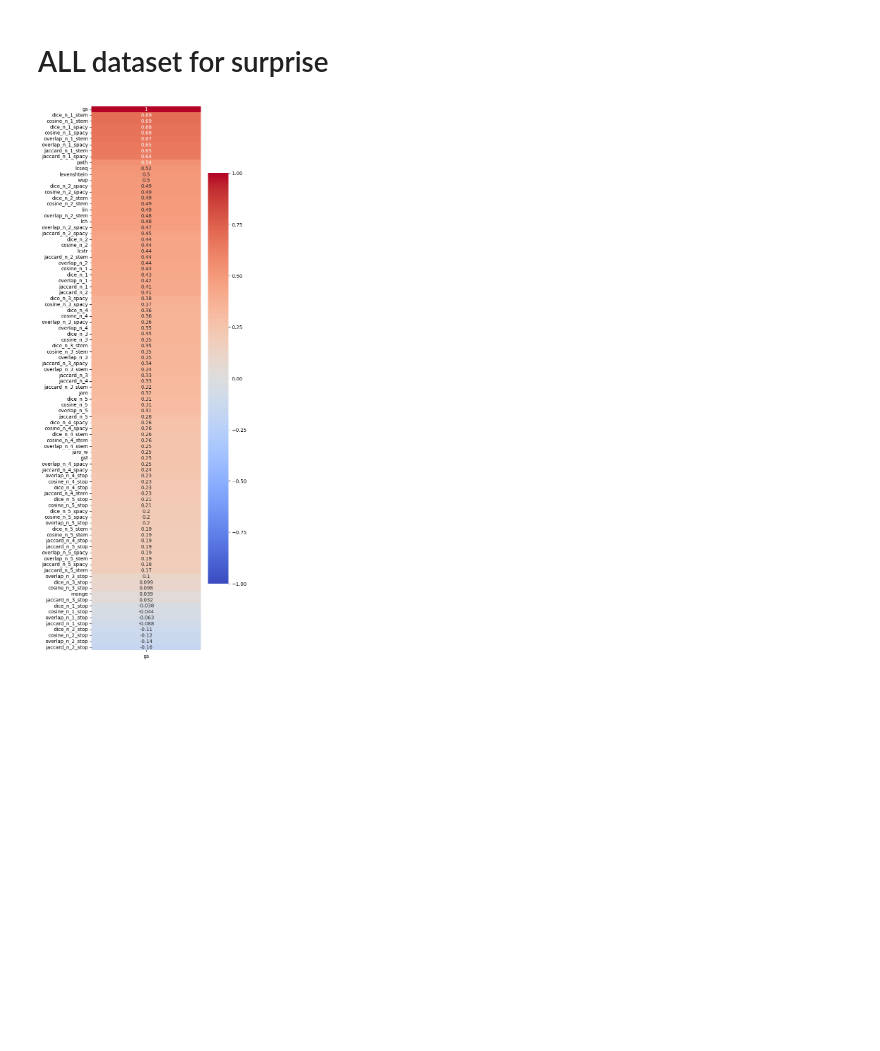
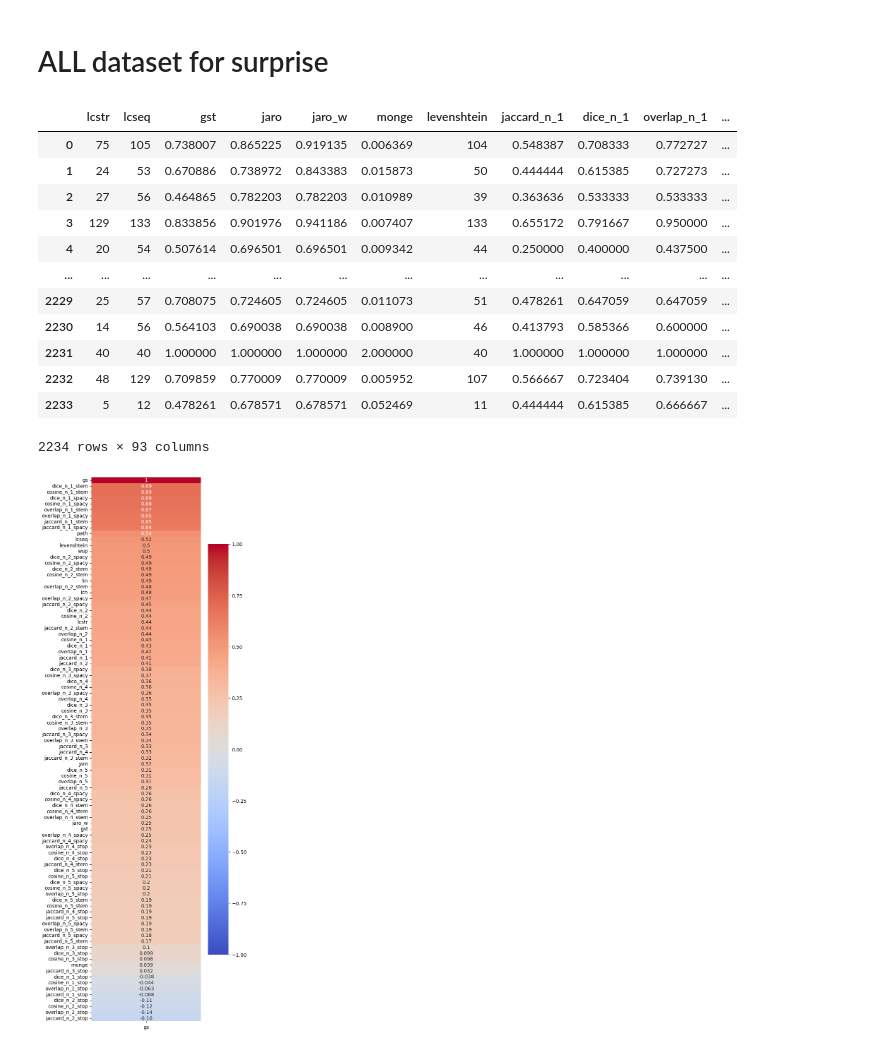
Before and after one commit to BecTome/NLP_SemanticTextualSimilarity, a Jupyter notebook: experiments/0_7736_Model_from_extracted_feats.ipynb, the cells around one changed output. Saved outputs shown, nothing was run; the diff lists cells and outputs as text; code cells hidden in the pictures; blank space fills up the shorter version.

```diff
--- a/experiments/0_7736_Model_from_extracted_feats.ipynb
+++ b/experiments/0_7736_Model_from_extracted_feats.ipynb
@@ -54,6 +54,22 @@ y_train, y_test = X_train.pop('gs'), X_test.pop('gs')
 # zero_var_cols = [col for col in X_train.columns if X_train[col].var() == 0]
 # X_train = X_train.drop(columns=zero_var_cols)
 # X_test = X_test.drop(columns=zero_var_cols)
+# %%
+df_train
+# %% [output]
+|  | lcstr | lcseq | gst | jaro | jaro_w | monge | levenshtein | jaccard_n_1 | dice_n_1 | overlap_n_1 | ... |
+| 0 | 75 | 105 | 0.738007 | 0.865225 | 0.919135 | 0.006369 | 104 | 0.548387 | 0.708333 | 0.772727 | ... |
+| 1 | 24 | 53 | 0.670886 | 0.738972 | 0.843383 | 0.015873 | 50 | 0.444444 | 0.615385 | 0.727273 | ... |
+| 2 | 27 | 56 | 0.464865 | 0.782203 | 0.782203 | 0.010989 | 39 | 0.363636 | 0.533333 | 0.533333 | ... |
+| 3 | 129 | 133 | 0.833856 | 0.901976 | 0.941186 | 0.007407 | 133 | 0.655172 | 0.791667 | 0.950000 | ... |
+| 4 | 20 | 54 | 0.507614 | 0.696501 | 0.696501 | 0.009342 | 44 | 0.250000 | 0.400000 | 0.437500 | ... |
+| ... | ... | ... | ... | ... | ... | ... | ... | ... | ... | ... | ... |
+| 2229 | 25 | 57 | 0.708075 | 0.724605 | 0.724605 | 0.011073 | 51 | 0.478261 | 0.647059 | 0.647059 | ... |
+| 2230 | 14 | 56 | 0.564103 | 0.690038 | 0.690038 | 0.008900 | 46 | 0.413793 | 0.585366 | 0.600000 | ... |
+| 2231 | 40 | 40 | 1.000000 | 1.000000 | 1.000000 | 2.000000 | 40 | 1.000000 | 1.000000 | 1.000000 | ... |
+| 2232 | 48 | 129 | 0.709859 | 0.770009 | 0.770009 | 0.005952 | 107 | 0.566667 | 0.723404 | 0.739130 | ... |
+| 2233 | 5 | 12 | 0.478261 | 0.678571 | 0.678571 | 0.052469 | 11 | 0.444444 | 0.615385 | 0.666667 | ... |
+2234 rows × 93 columns
 # %%
 df_corr = df_train.drop(columns="file").copy()
 # Plot heatmap of correlations
```
Also changed, not shown: parts of 22 cells of this notebook, 1 other file.
